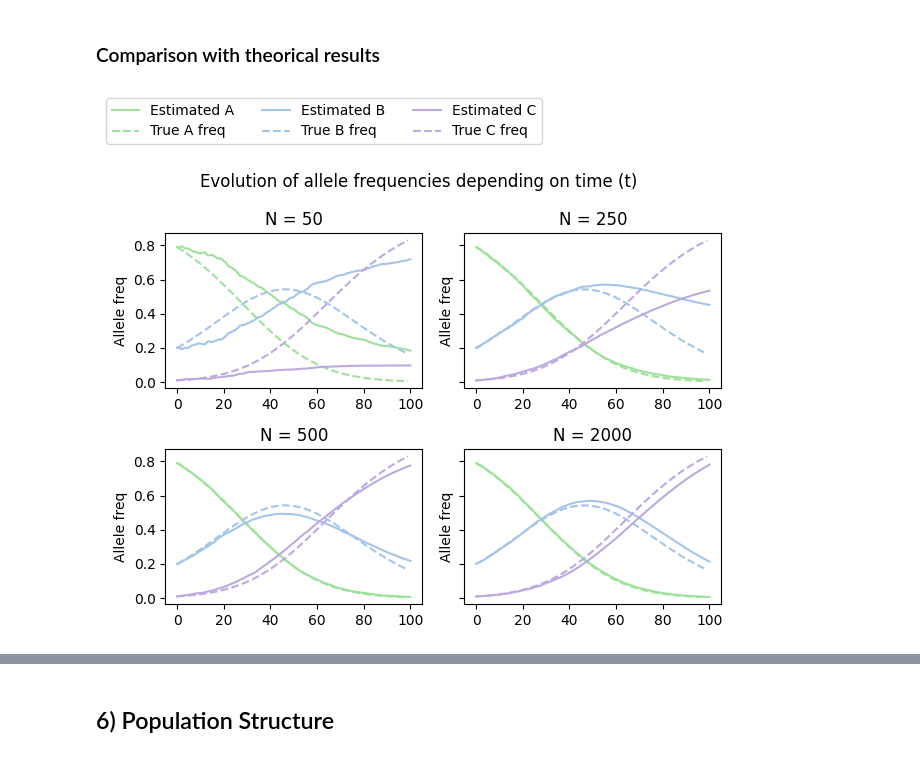
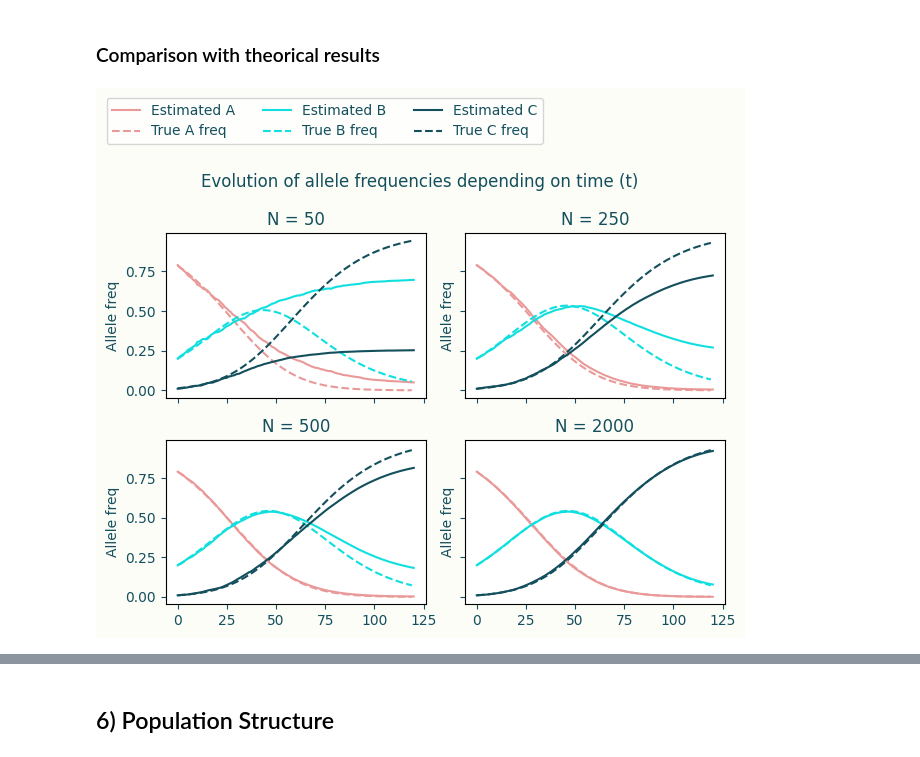
Before and after one commit to ConstensouxAlexis/GPOP, a Jupyter notebook: model.ipynb, the cells around one changed output, grey strips where cells are left out. Cells and saved outputs as stored; diff of their text form; code cells hidden in the pictures.

```diff
--- a/model.ipynb
+++ b/model.ipynb
@@ -220,18 +221,15 @@ While running simulation on 1000 generations instead 100, we indeed see that the
 
 To estimate fixation time, several simulations are run for 20 values of N : 50, 100, 150, ..., 950, 1000. Then, the fixation time is estimated with the average fixation time over all simulations run for the given value of N.
 # %%
-model.update_p(0.75)
-model.update_t(500)
-
+model = GeneticDriftModel(N=100, t=2500, p=0.5, nb_simulations=100)
 all_time_A_fixed = []
-all_time_B_fixed = []
 N_values = np.round(np.linspace(50, 1000, 20), 1).astype(int)
 for N in tqdm(N_values):
     model.update_N(N)
-    _, (avg_time_A_fixed, _), _ = model.estimate_simulation_parameters()
+    _, _, avg_time_A_fixed = model.estimate_simulation_parameters()
     all_time_A_fixed.append(avg_time_A_fixed)
 
-plt.plot(N_values, all_time_A_fixed, label="Time A fixed")
+plt.plot(N_values, all_time_A_fixed, label="Time A fixed", color="#ea9999")
 plt.xlabel("Population size (N)")
 plt.ylabel("Fixattion time (in number of generations)")
 plt.title("Estimated fixation time depending on initial pop size");
@@ -619,10 +838,10 @@ class ClonalInterferenceModel:
 
     Methods
     -------
-    genetic_drift_simulation(N, p, t):
-        Run a genetic drift model simulation with given parameters
+    simulation:
+        Run a model simulation with given parameters
 
-    estimate_simulation_parameters(N, p, t, nb_simulations):
+    estimate_simulation_parameters:
         Run several simulations to estimate frequencies
     """
 
@@ -637,7 +856,7 @@ class ClonalInterferenceModel:
         self.wC = 0.1
         self.nb_simulations = nb_simulations
 
-    def fitness_simulation(self):
+    def simulation(self):
         """
         Simulate evolution of 2 alleles A and B in a population of diploid individuals.
 
@@ -654,7 +873,7 @@ class ClonalInterferenceModel:
         # N diploid individual, with allele A frequency = p, and allele frequency B = 1-p
 
         # allele frequencies  change at each generation
-        current_N = 2 * self.N
+        current_N = 3 * self.N
         current_A_freq = self.pA
         current_B_freq = self.pB
         current_C_freq = self.pC
@@ -700,7 +919,7 @@ class ClonalInterferenceModel:
         all_B_freq = []
         all_C_freq = []
         for simulation in range(self.nb_simulations):
-            A_freq, B_freq, C_freq = self.fitness_simulation()
+            A_freq, B_freq, C_freq = self.simulation()
             all_A_freq.append(A_freq)
             all_B_freq.append(B_freq)
             all_C_freq.append(C_freq)
@@ -715,9 +934,9 @@ class ClonalInterferenceModel:
     def theorical_frequencies(self):
         # Initialize population at time t=0
         # N diploid individual, with allele A freq = pA, allele B freq = pB, allele C freq = pC
-        nb_A = round(self.pA * self.N * 2)
-        nb_B = round(self.pB * self.N * 2)
-        nb_C = 2 * self.N - (nb_A + nb_B)
+        nb_A = round(self.pA * self.N * 3)
+        nb_B = round(self.pB * self.N * 3)
+        nb_C = 3 * self.N - (nb_A + nb_B)
 
         all_nb_A = (np.full(self.t, (1 + self.wA)) ** range(self.t)) * nb_A
         all_nb_B = (np.full(self.t, (1 + self.wB)) ** range(self.t)) * nb_B
@@ -742,27 +961,27 @@ class ClonalInterferenceModel:
 ### Comparison with theorical results
 # %%
 N = 100 # Population size
-t = 100 # Number of generations
+t = 120 # Number of generations
 model_clonal = ClonalInterferenceModel(N, t, nb_simulations=30)
 
-f, axes = plt.subplots(2, 2, sharey=True)
+f, axes = plt.subplots(2, 2, sharey=True, sharex=True)
 (sp1, sp2), (sp3, sp4) = axes[0], axes[1]
 N_values = [50, 250, 500, 2000]
 for N, sp in tqdm(zip(N_values, [sp1, sp2, sp3, sp4])):
     model_clonal.update_N(N)
     (avg_A_freq, avg_B_freq, avg_C_freq) = model_clonal.estimate_simulation_parameters()
     (true_A_freq, true_B_freq, true_C_freq) = model_clonal.theorical_frequencies()
-    sp.plot(avg_A_freq, color="#9de19a")
-    sp.plot(true_A_freq, color="#9de19a", linestyle="--")
-    sp.plot(avg_B_freq, color="#a4c5ea")
-    sp.plot(true_B_freq, color="#a4c5ea", linestyle="--")
-    sp.plot(avg_C_freq, color="#bca9e1")
-    sp.plot(true_C_freq, color="#bca9e1", linestyle="--")
+    sp.plot(avg_A_freq, color="#ea9999")
+    sp.plot(true_A_freq, color="#ea9999", linestyle="--")
+    sp.plot(avg_B_freq, color="#11dfdf")
+    sp.plot(true_B_freq, color="#11dfdf", linestyle="--")
+    sp.plot(avg_C_freq, color="#134f5c")
+    sp.plot(true_C_freq, color="#134f5c", linestyle="--")
     sp.set_ylabel("Allele freq")
     sp.set_title(rf"N = {model_clonal.N}")
 f.legend(["Estimated A", "True A freq", "Estimated B", "True B freq", "Estimated C", "True C freq"],
          loc='upper left', bbox_to_anchor=(0, 1.15), ncols=3)
 f.suptitle("Evolution of allele frequencies depending on time (t)")
 f.tight_layout()
 # %% [output]
-[figure, old version]
+[figure, new version]
```
Also changed, not shown: parts of 33 cells of this notebook.
